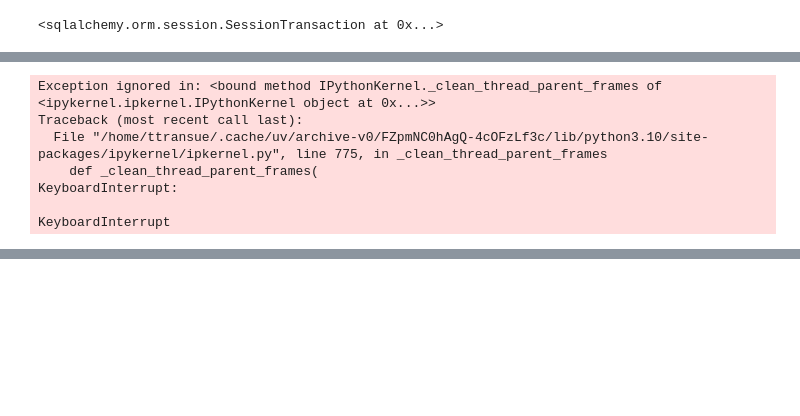
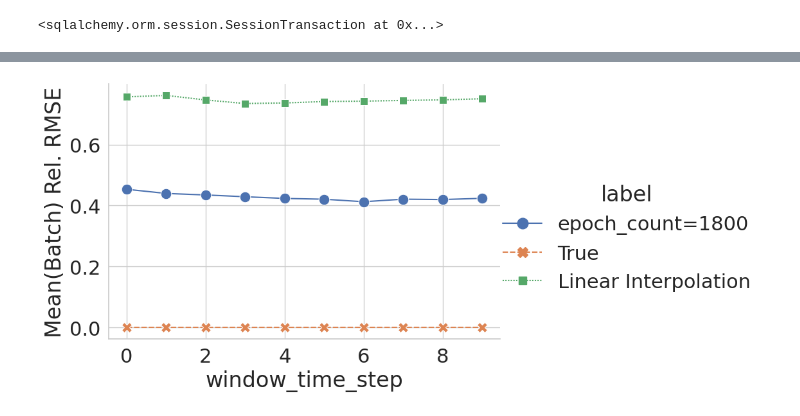
Before and after one commit to reepoi/G-LED, a Jupyter notebook: notebooks/pred_BackwardFacingStep.ipynb, the cells around one changed output, grey strips where cells are left out. Saved outputs shown, nothing was run; the diff lists cells and outputs as text; code cells hidden in the pictures; blank space fills up the shorter version.

```diff
--- a/notebooks/pred_BackwardFacingStep.ipynb
+++ b/notebooks/pred_BackwardFacingStep.ipynb
@@ -134,12 +112,64 @@ torch.Size([71, 10, 2, 512, 512])
-# %%
-for alt_id, info in cfgs.items():
-    train_upsampler = info['train_upsampler']
-    train_upsampler.upsample(train_upsampler.downsampler(dataset.train[:1]))
-# %% [output]
-Exception ignored in: <bound method IPythonKernel._clean_thread_parent_frames of <ipykernel.ipkernel.IPythonKernel object at 0x...>>
-Traceback (most recent call last):
-  File "/home/ttransue/.cache/uv/archive-v0/FZpmNC0hAgQ-4cOFzLf3c/lib/python3.10/site-packages/ipykernel/ipkernel.py", line 775, in _clean_thread_parent_frames
-    def _clean_thread_parent_frames(
-KeyboardInterrupt:
-
-KeyboardInterrupt
+# %%
+reference_runs = pl.DataFrame(
+    orient='row',
+    schema=[
+        'alt_id', 'label',
+    ],
+    data=[
+        ['True', 'True'],  # epoch = 20
+        ['LinearInterpolation', 'Linear Interpolation'],
+    ]
+)
+# %%
+split = 'train'
+data_true = cfgs['True']['splits'][split]
+rel_rmses = {}
+for model_id, context in cfgs.items():
+    data = context['splits'][split]
+    rmse = reduce(
+        (data - data_true).abs(),
+        'batch time component width length -> batch time',
+        'max'
+    ).sqrt()
+    norm = reduce(
+        data_true.abs(),
+        'batch time component width length -> batch time',
+        'max'
+    ).sqrt()
+    rel_rmses[model_id] = (rmse / norm).mean(0).numpy()
+    # rmse = reduce(
+    #     (data - data_true)[:1, :1, :1].square(),
+    #     'batch time component width length -> batch time',
+    #     'mean'
+    # ).sqrt()
+    # norm = reduce(
+    #     data_true[:1, :1, :1].square(),
+    #     'batch time component width length -> batch time',
+    #     'mean'
+    # ).sqrt()
+    # rel_rmses[model_id] = (rmse / norm).mean(0).numpy()
+rel_rmses = pl.DataFrame(rel_rmses).with_columns(window_time_step=pl.int_range(pl.len()))
+# print(rel_rmses)
+plot_data = (
+    rel_rmses
+    .unpivot(index='window_time_step', variable_name='alt_id', value_name='Mean(Batch) Rel. RMSE')
+    .join(pl.concat([runs, reference_runs]), on='alt_id', how='left')
+)
+print(plot_data)
+plot_rmse = (
+    sns.relplot(
+        kind='line',
+        data=plot_data,
+        x='window_time_step',
+        y='Mean(Batch) Rel. RMSE',
+        # hue_order=row_order,
+        # style_order=row_order,
+        hue='label',
+        style='label',
+        markers=True,
+        markersize=12,
+        height=5.5,
+        aspect=1.5,
+    )
+)
+# %% [output]
@@ -145,0 +194 @@ KeyboardInterrupt
+[figure, added]
```
Also changed, not shown: parts of 8 cells of this notebook.
